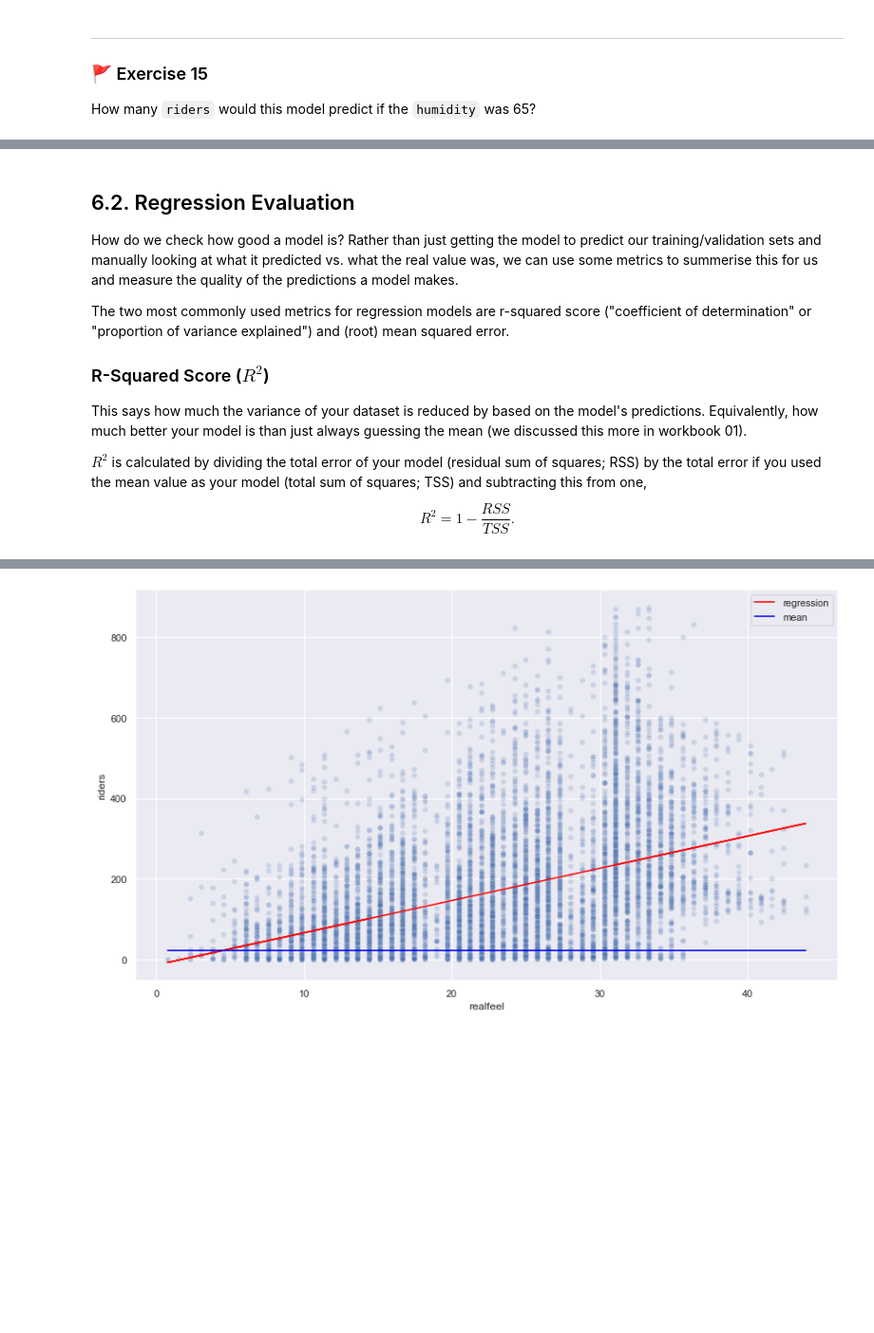
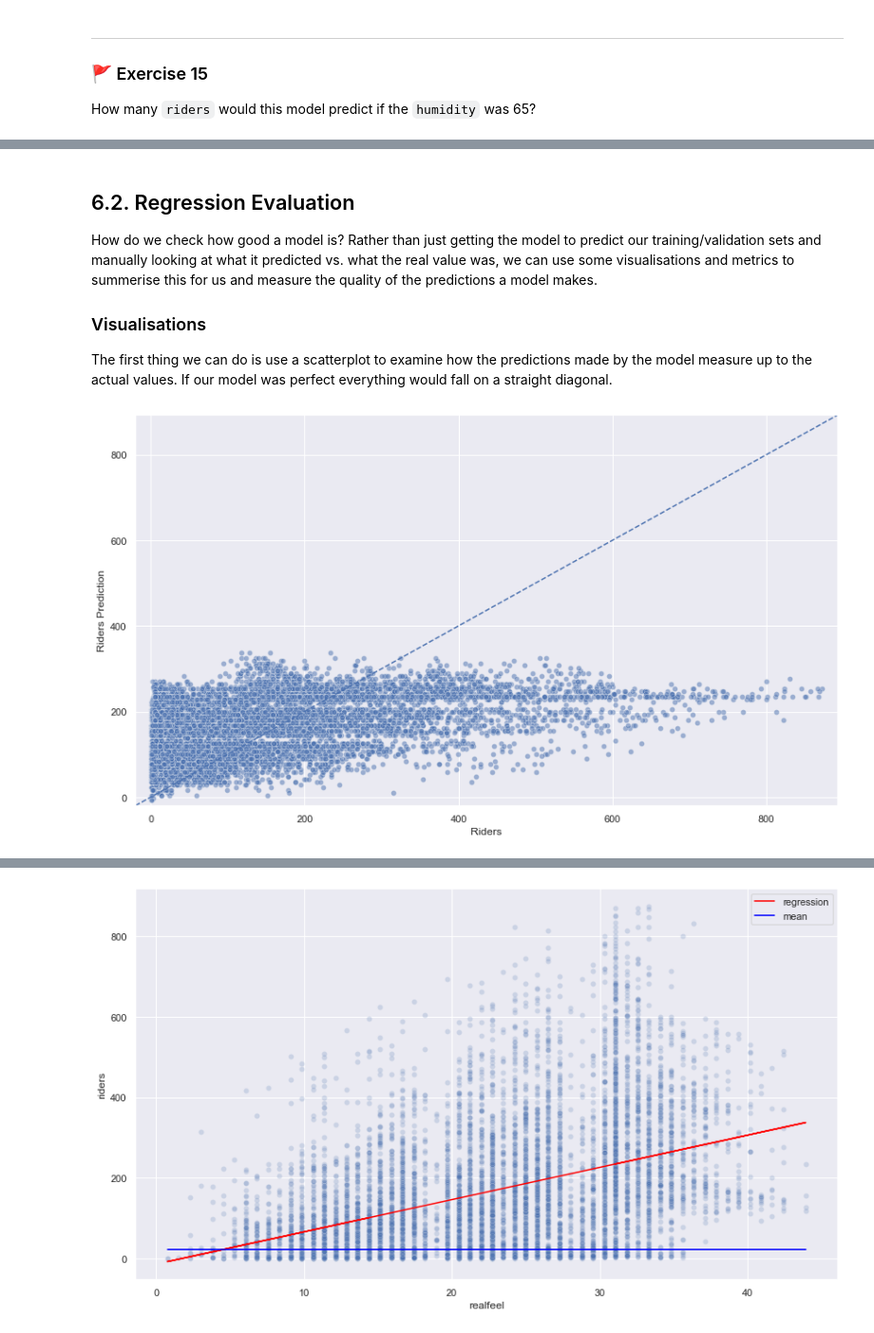
Before and after one commit to Eldave93/machine-learning-workbooks, a Jupyter notebook: 03-regression/03_workbook.ipynb, the cells around one changed output, grey strips where cells are left out. Shown at 95% size. Drawn from its saved outputs; the diff is of its cells as text; code cells hidden in the pictures; blank space fills up the shorter version.

Commit message:
more coefficients and model performance vis

```diff
--- a/03-regression/03_workbook.ipynb
+++ b/03-regression/03_workbook.ipynb
@@ -812,14 +812,22 @@ How many `riders` would this model predict if the `humidity` was 65?
 # %% [markdown]
 ## 6.2. Regression Evaluation
 
-How do we check how good a model is? Rather than just getting the model to predict our training/validation sets and manually looking at what it predicted vs. what the real value was, we can use some metrics to summerise this for us and measure the quality of the predictions a model makes.
+How do we check how good a model is? Rather than just getting the model to predict our training/validation sets and manually looking at what it predicted vs. what the real value was, we can use some visualisations and metrics to summerise this for us and measure the quality of the predictions a model makes.
 
-The two most commonly used metrics for regression models are r-squared score ("coefficient of determination" or "proportion of variance explained") and (root) mean squared error.
+### Visualisations
 
-### R-Squared Score ($R^2$)
-
-This says how much the variance of your dataset is reduced by based on the model's predictions. Equivalently, how much better your model is than just always guessing the mean (we discussed this more in workbook 01).
-
-$R^2$ is calculated by dividing the total error of your model (residual sum of squares; RSS) by the total error if you used the mean value as your model (total sum of squares; TSS) and subtracting this from one,
-
-$$R^2 = 1 - \frac{RSS}{TSS}.$$
+The first thing we can do is use a scatterplot to examine how the predictions made by the model measure up to the actual values. If our model was perfect everything would fall on a straight diagonal.
+# %%
+predictions = lr.predict(X_train[["realfeel"]])
+ax = sns.scatterplot(x=y_train, y=predictions, alpha=.5)
+plt.xlabel("Riders")
+plt.ylabel("Riders Prediction")
+plt.plot([0, 1], [0, 1], transform=ax.transAxes, linestyle="--")
+
+# make the axes the same with a little space around the edges
+plt.xlim(-20,y_train.max()+20)
+plt.ylim(-20,y_train.max()+20)
+
+plt.show()
+# %% [output]
+[figure, added]
```
Also changed, not shown: parts of 23 cells of this notebook.
